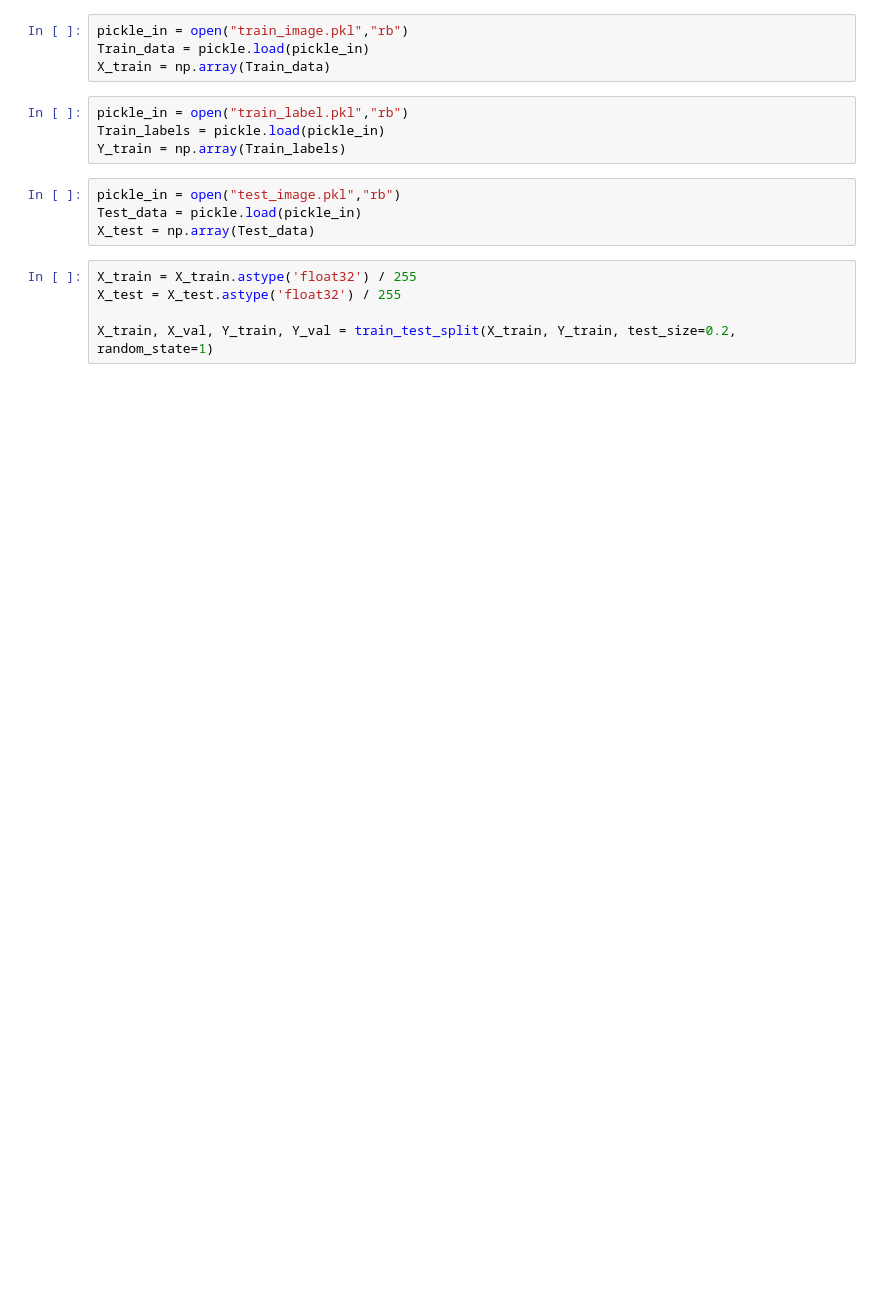
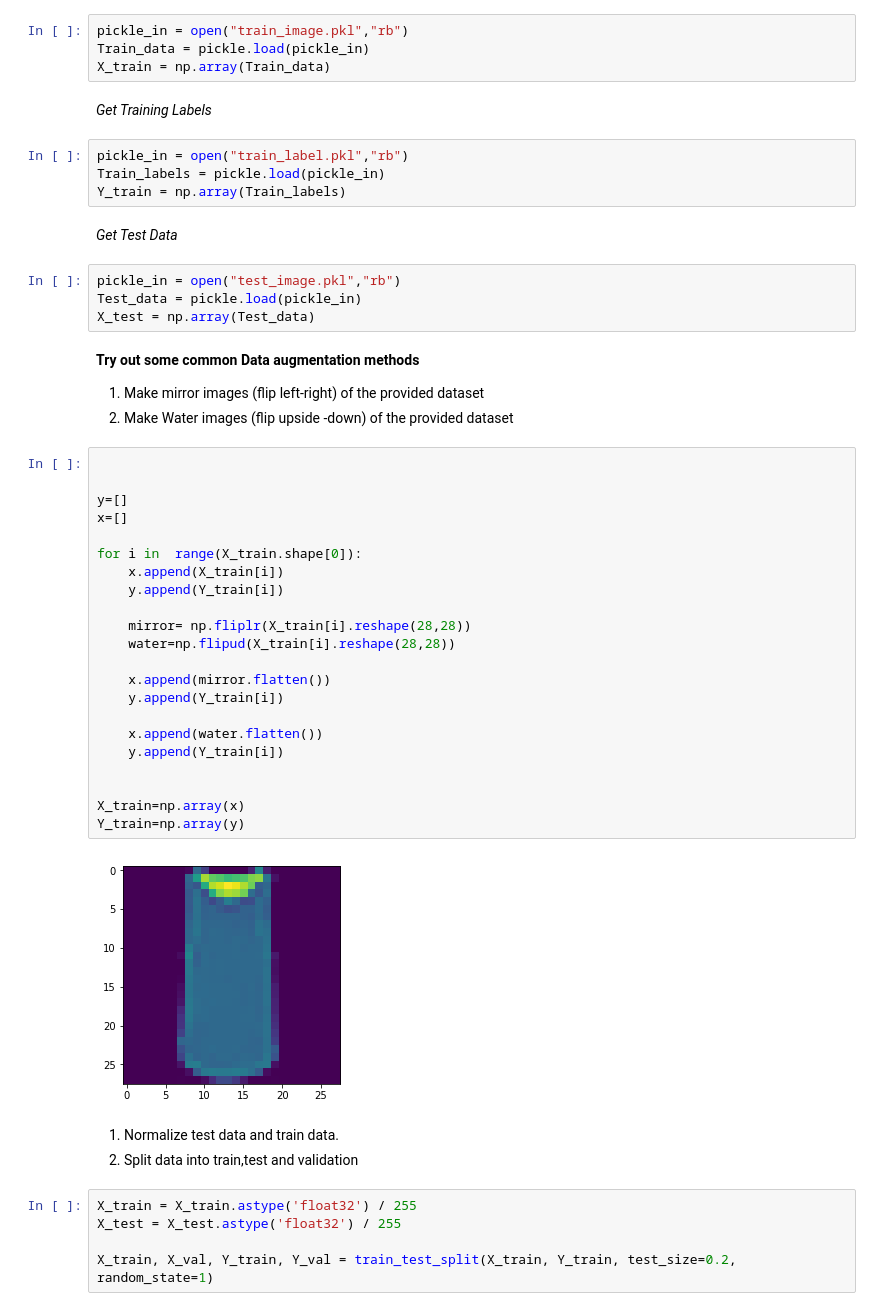
Before and after one commit to pulkitsapra/MIDAS_tasks, a Jupyter notebook: CV_problem/code.ipynb, the cells around one changed output. Cells and saved outputs as stored; diff of their text form; blank space fills up the shorter version.

```diff
--- a/CV_problem/code.ipynb
+++ b/CV_problem/code.ipynb
@@ -28,14 +32,49 @@ Using TensorFlow backend.
 pickle_in = open("train_image.pkl","rb")
 Train_data = pickle.load(pickle_in)
 X_train = np.array(Train_data)
+# %% [markdown]
+*Get Training Labels*
 # %%
 pickle_in = open("train_label.pkl","rb")
 Train_labels = pickle.load(pickle_in)
 Y_train = np.array(Train_labels)
+# %% [markdown]
+*Get Test Data*
 # %%
 pickle_in = open("test_image.pkl","rb")
 Test_data = pickle.load(pickle_in)
 X_test = np.array(Test_data)
+# %% [markdown]
+**Try out some common Data augmentation methods**<br>
+1. Make mirror images (flip left-right) of the provided dataset
+2. Make Water images (flip upside -down) of the provided dataset
+# %%
+
+
+y=[]
+x=[]
+
+for i in  range(X_train.shape[0]):
+    x.append(X_train[i])
+    y.append(Y_train[i])
+
+    mirror= np.fliplr(X_train[i].reshape(28,28))
+    water=np.flipud(X_train[i].reshape(28,28))
+
+    x.append(mirror.flatten())
+    y.append(Y_train[i])
+
+    x.append(water.flatten())
+    y.append(Y_train[i])
+
+
+X_train=np.array(x)
+Y_train=np.array(y)
+# %% [output]
+[figure, added]
+# %% [markdown]
+1. Normalize test data and train data.
+2. Split data into train,test and validation
 # %%
 X_train = X_train.astype('float32') / 255
 X_test = X_test.astype('float32') / 255
```
Also changed, not shown: parts of 19 cells of this notebook, 1 other file.
